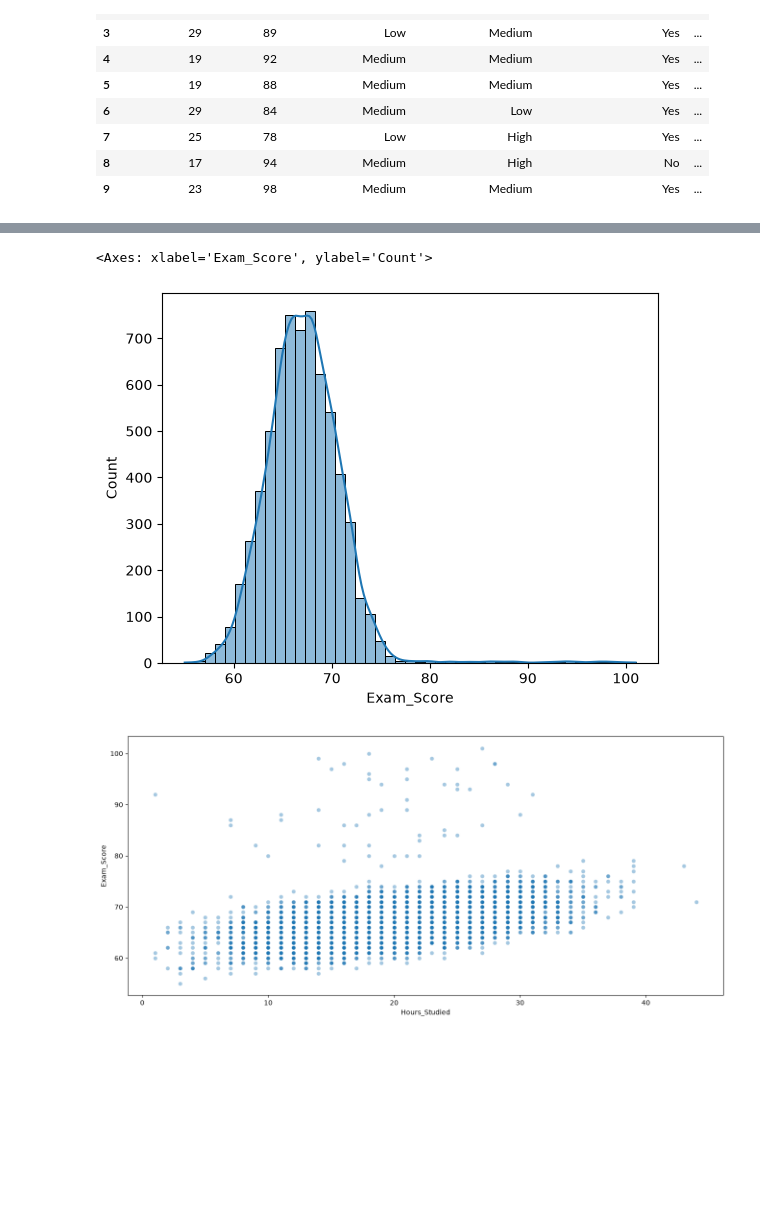
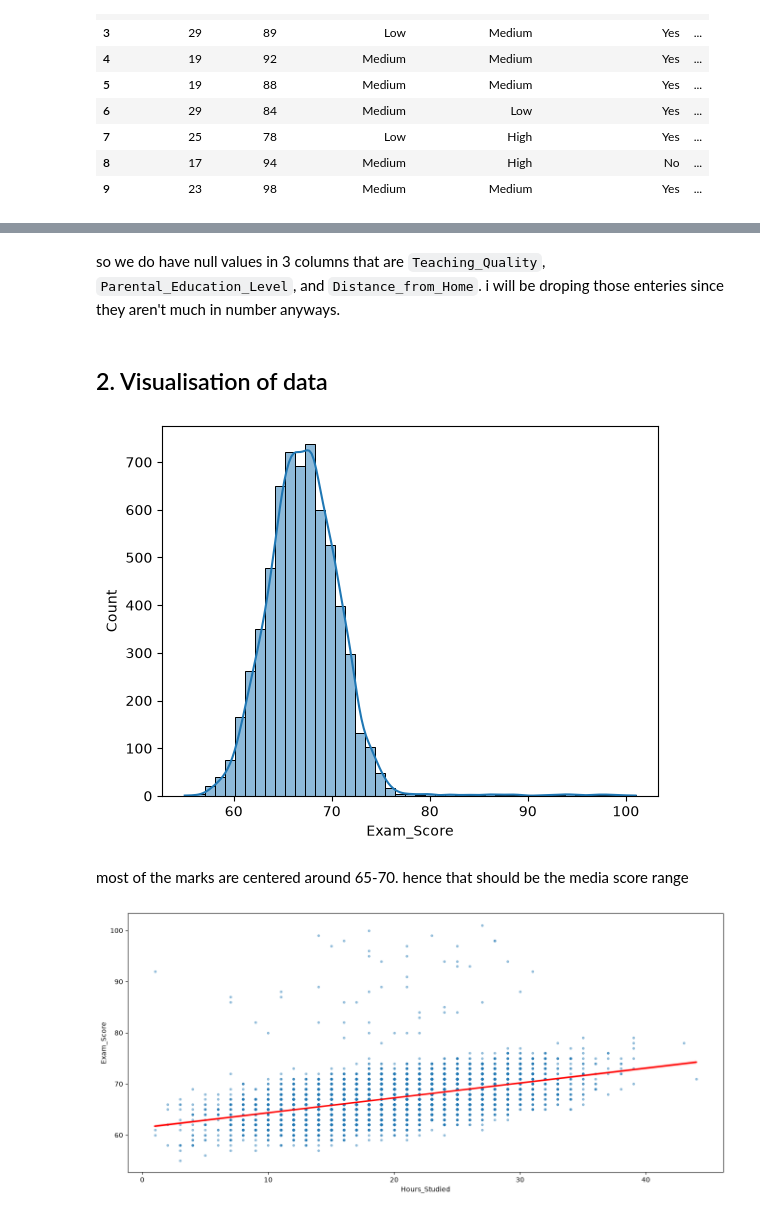
Before and after one commit to stefu1301/TDS-ML-starter_task, a Jupyter notebook: main.ipynb, the cells around one changed output, grey strips where cells are left out. Saved outputs shown, nothing was run; the diff lists cells and outputs as text; code cells hidden in the pictures; blank space fills up the shorter version.

Commit message:
starting the inspecting data step first

```diff
--- a/main.ipynb
+++ b/main.ipynb
@@ -21,11 +43,20 @@ df.head(10)
+# %% [markdown]
+so we do have null values in 3 columns that are `Teaching_Quality`, `Parental_Education_Level`, and `Distance_from_Home`. i will be droping those enteries since they aren't much in number anyways.
+# %%
+df = df.dropna(subset=["Teacher_Quality", "Parental_Education_Level", "Distance_from_Home"])
+# %% [markdown]
+## 2. Visualisation of data
 # %%
 sns.histplot(data=df, x="Exam_Score", bins=45, kde=True)
+plt.show()
 # %% [output]
-<Axes: xlabel='Exam_Score', ylabel='Count'>
-[figure, old version]
+[figure, new version]
+# %% [markdown]
+most of the marks are centered around 65-70. hence that should be the media score range
 # %%
 plt.figure(figsize=(16,7))
-sns.scatterplot(data=df, x="Hours_Studied", y="Exam_Score", alpha=0.4)
+sns.regplot(data=df, x="Hours_Studied", y="Exam_Score",
+            scatter_kws={"alpha":0.4, "s":8.9}, line_kws={"color":"red"})
 plt.show()
 # %% [output]
-[figure, old version]
+[figure, new version]
```
Also changed, not shown: parts of 15 cells of this notebook.
